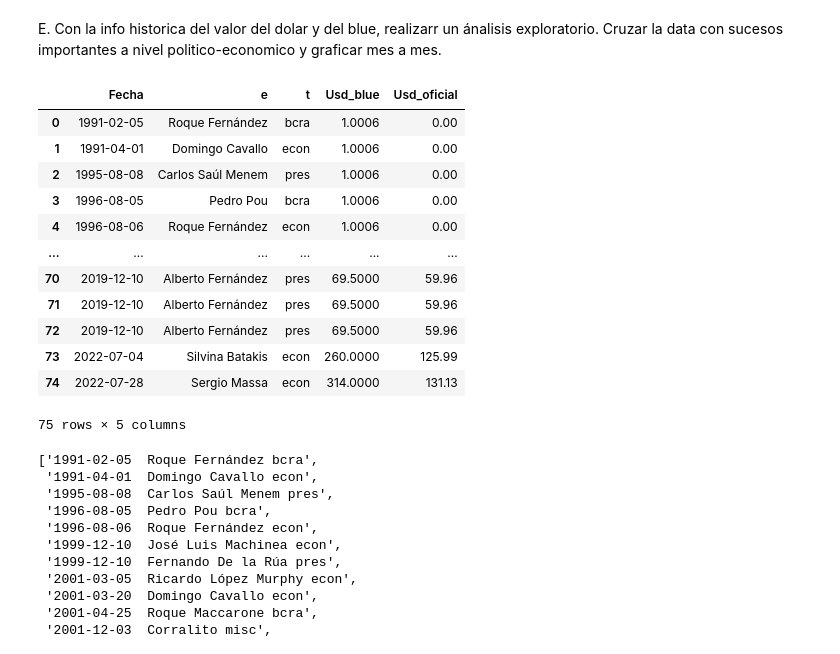
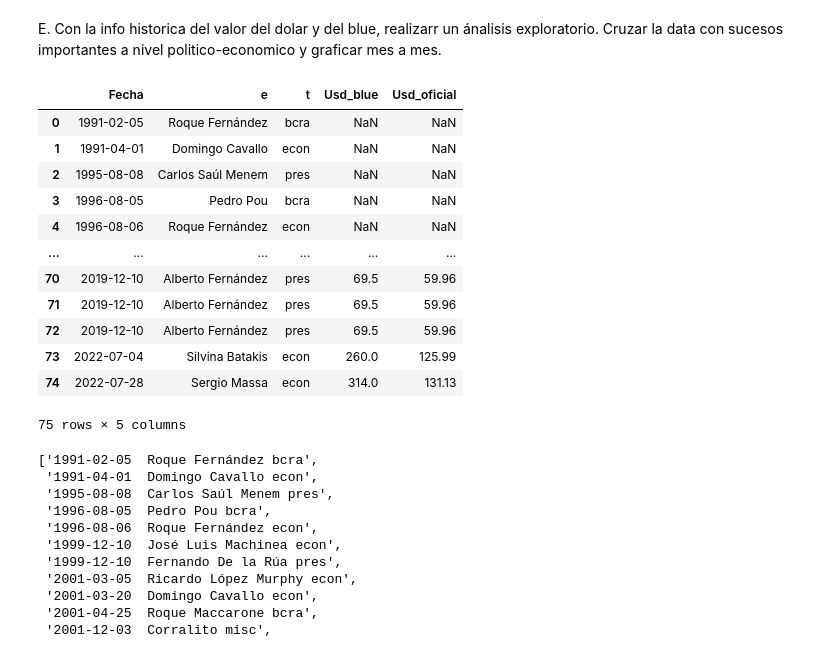
Before and after one commit to jeanApi/Proyecto_DolarBlue-DolarOficial, a Jupyter notebook: PI.ipynb, the cells around one changed output. Cells and saved outputs as stored; diff of their text form; code cells hidden in the pictures.

```diff
--- a/PI.ipynb
+++ b/PI.ipynb
@@ -415,21 +417,21 @@ datos=datos.drop([ 'Var_Por', 'econ', 'bcra',
        'misc', 'pres', 'fina', 'trea'],axis=1)
 # %%
 datos=datos.fillna(method='ffill')
-datos=datos.fillna(method='bfill')
+#datos=datos.fillna(method='bfill')
 datos
 # %% [output]
 |  | Fecha | e | t | Usd_blue | Usd_oficial |
-| 0 | 1991-02-05 | Roque Fernández | bcra | 1.0006 | 0.00 |
-| 1 | 1991-04-01 | Domingo Cavallo | econ | 1.0006 | 0.00 |
-| 2 | 1995-08-08 | Carlos Saúl Menem | pres | 1.0006 | 0.00 |
-| 3 | 1996-08-05 | Pedro Pou | bcra | 1.0006 | 0.00 |
-| 4 | 1996-08-06 | Roque Fernández | econ | 1.0006 | 0.00 |
+| 0 | 1991-02-05 | Roque Fernández | bcra | NaN | NaN |
+| 1 | 1991-04-01 | Domingo Cavallo | econ | NaN | NaN |
+| 2 | 1995-08-08 | Carlos Saúl Menem | pres | NaN | NaN |
+| 3 | 1996-08-05 | Pedro Pou | bcra | NaN | NaN |
+| 4 | 1996-08-06 | Roque Fernández | econ | NaN | NaN |
 | ... | ... | ... | ... | ... | ... |
-| 70 | 2019-12-10 | Alberto Fernández | pres | 69.5000 | 59.96 |
-| 71 | 2019-12-10 | Alberto Fernández | pres | 69.5000 | 59.96 |
-| 72 | 2019-12-10 | Alberto Fernández | pres | 69.5000 | 59.96 |
-| 73 | 2022-07-04 | Silvina Batakis | econ | 260.0000 | 125.99 |
-| 74 | 2022-07-28 | Sergio Massa | econ | 314.0000 | 131.13 |
+| 70 | 2019-12-10 | Alberto Fernández | pres | 69.5 | 59.96 |
+| 71 | 2019-12-10 | Alberto Fernández | pres | 69.5 | 59.96 |
+| 72 | 2019-12-10 | Alberto Fernández | pres | 69.5 | 59.96 |
+| 73 | 2022-07-04 | Silvina Batakis | econ | 260.0 | 125.99 |
+| 74 | 2022-07-28 | Sergio Massa | econ | 314.0 | 131.13 |
 75 rows × 5 columns
 # %%
 datos_historico=[]
```
Also changed, not shown: parts of 11 cells of this notebook.
